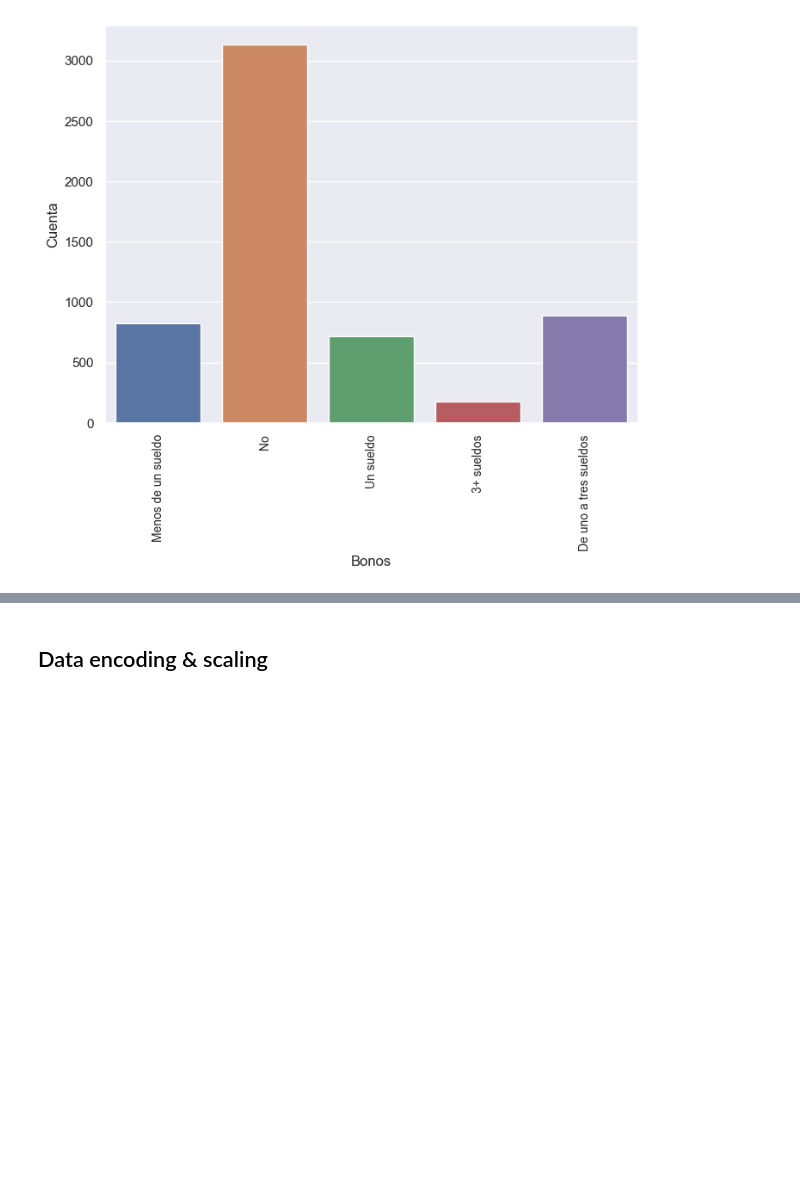
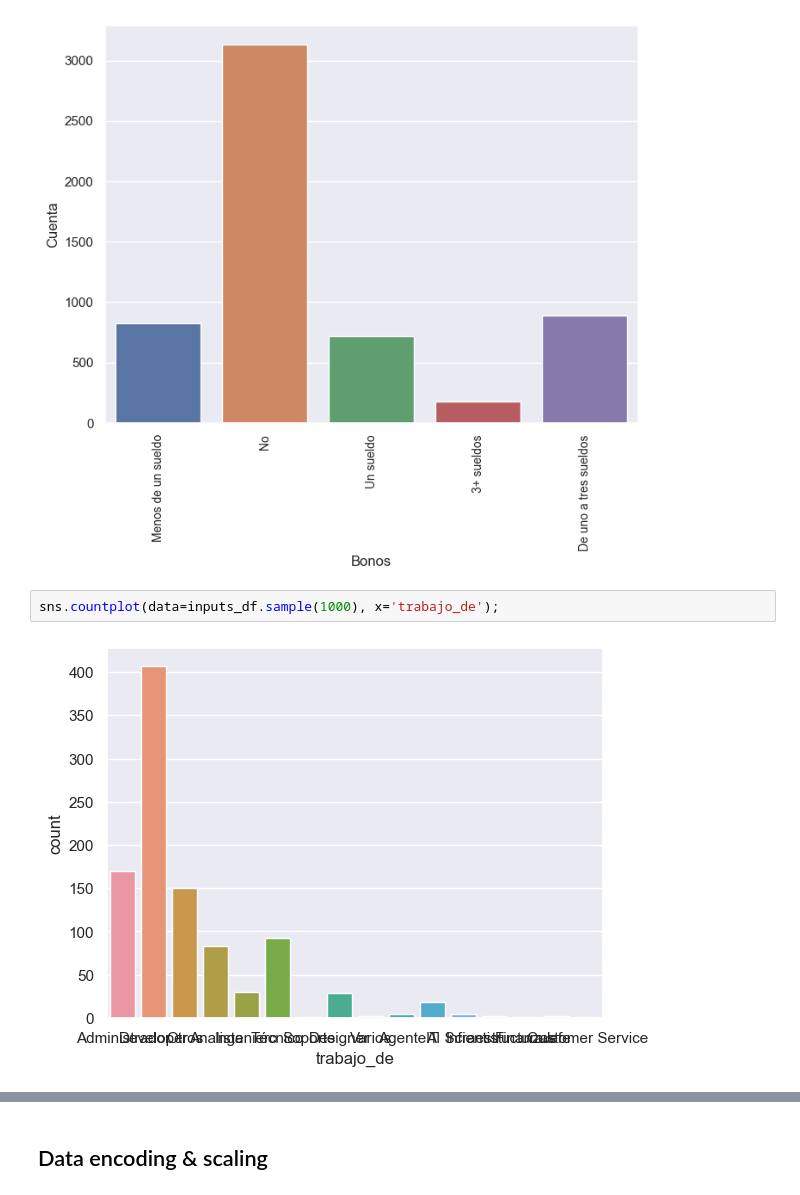
Before and after one commit to OFVGuest/AI-Study, a Jupyter notebook: MachineLearning/wages.ipynb, the cells around one changed output, grey strips where cells are left out. Drawn from its saved outputs; the diff is of its cells as text; blank space fills up the shorter version.

```diff
--- a/MachineLearning/wages.ipynb
+++ b/MachineLearning/wages.ipynb
@@ -97,3 +177,7 @@ ax.set_xlabel("Bonos");
 ax.set_ylabel("Cuenta");
 # %% [output]
 [figure]
+# %%
+sns.countplot(data=inputs_df.sample(1000), x='trabajo_de');
+# %% [output]
+[figure, added]
```
Also changed, not shown: parts of 27 cells of this notebook, 5 other files.
